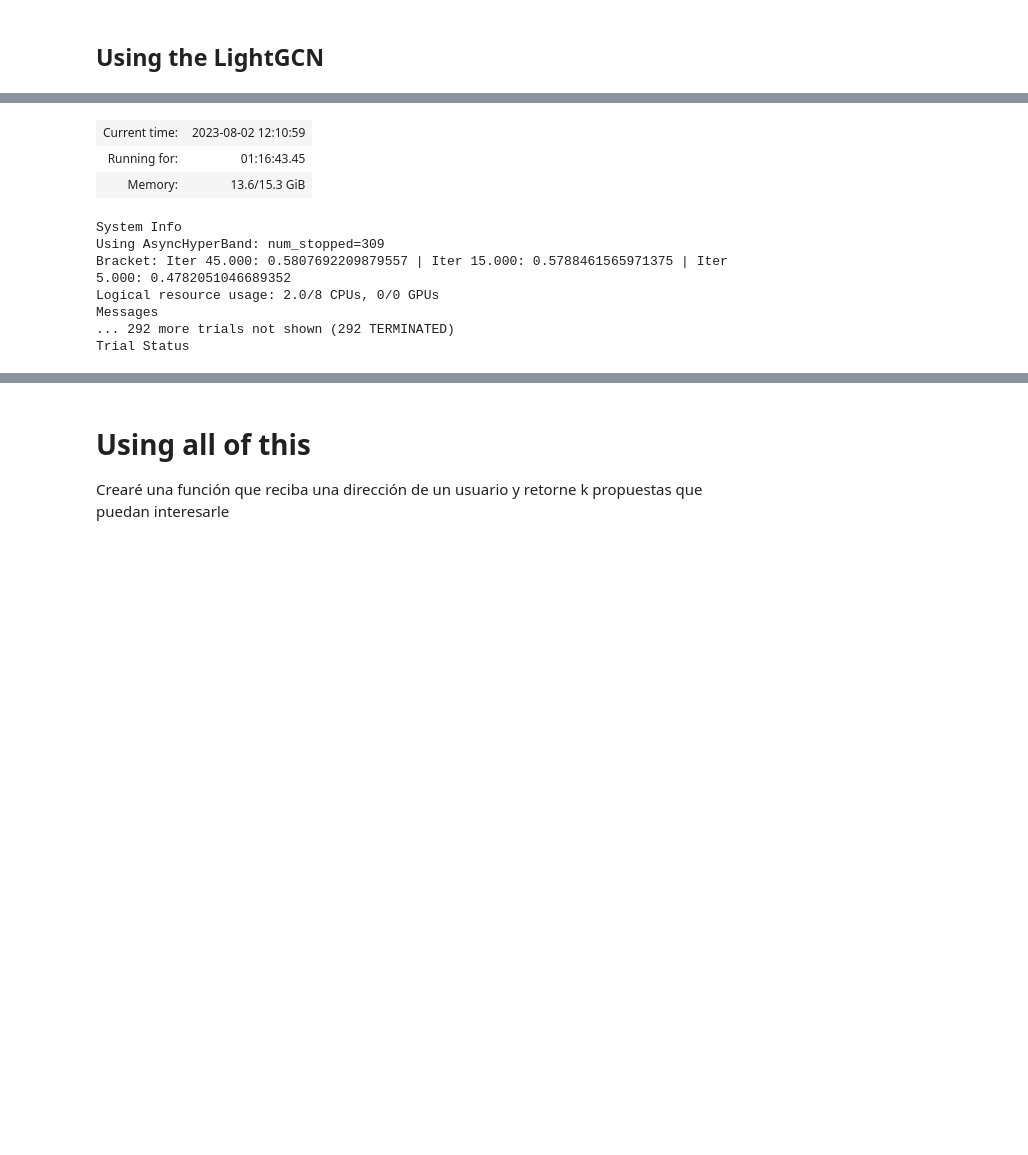
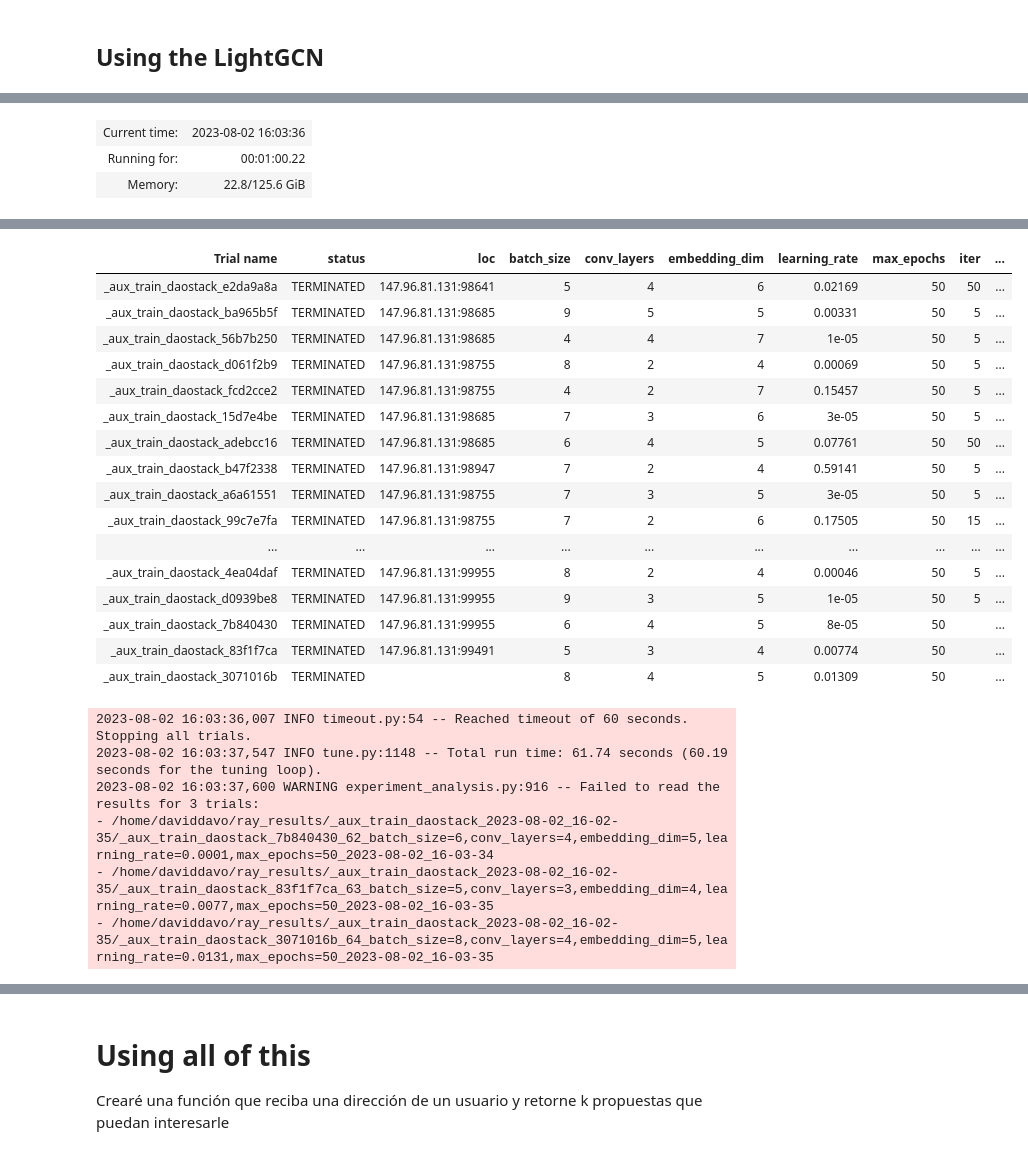
Before and after one commit to daviddavo/upm-tfm-notebooks, a Jupyter notebook: 02_mvp_tuning.ipynb, the cells around one changed output, grey strips where cells are left out. Drawn from its saved outputs; the diff is of its cells as text; code cells hidden in the pictures; blank space fills up the shorter version.

```diff
--- a/02_mvp_tuning.ipynb
+++ b/02_mvp_tuning.ipynb
@@ -364,10 +361,9 @@ def train_daostack(train: HeteroData, validation: HeteroData, test: HeteroData,
             edge_label_index = torch.cat([
                 pos_edge_index,
                 neg_edge_index,
-            ])
+            ], dim=1)
 
             optimizer.zero_grad()
-
             pos_rank, neg_rank = model(train.edge_index, edge_label_index).chunk(2)
 
             # Learning
@@ -411,14 +407,15 @@ from ray.tune.schedulers import ASHAScheduler
 from ray.tune.search.hyperopt import HyperOptSearch
 
 def _aux_train_daostack(config):
+    # TODO: Is bad practice to pass a dataset trainable
     config['embedding_dim'] = 2**config['embedding_dim']
     config['batch_size'] = 2**config['batch_size']
     return train_daostack(tr.to(device), val.to(device), ts.to(device), config, disable_tqdm=True)
 
 tryConfigs = ModelConfig(
     max_epochs=50,
-    conv_layers=tune.randint(2,5),
-    learning_rate=tune.qloguniform(1e-5, 1e-1, 1e-5),
+    conv_layers=tune.randint(2,6),
+    learning_rate=tune.qloguniform(1e-5, 1, 1e-5),
     # These will be 2 to the power
     batch_size=tune.randint(4,10), # 16..1024
     embedding_dim=tune.randint(4,8), # 16..256
@@ -426,31 +423,33 @@ tryConfigs = ModelConfig(
 
 asha_scheduler = ASHAScheduler(
     time_attr='training_iteration',
-    metric='p@5 test',
-    mode='max',
     max_t=50,
     grace_period=5,
     reduction_factor=3,
     brackets=1,
 )
 
-search_alg = HyperOptSearch(
-    mode='max',
-    metric='p@5 test',
-)
+search_alg = HyperOptSearch()
 
 # Every run takes approx half a gig of vram (no optimizations)
 # The RTX 4090 has 24GB so we can run the model about 48 times
-exp = tune.run(
-    _aux_train_daostack,
-    resources_per_trial={
-        'cpu': 1,
-        'memory': 0 if torch.cuda.is_available() else 2e9,
-        'gpu': 1/32 if torch.cuda.is_available() else 0,
-    },
-    num_samples=500,
-    scheduler=asha_scheduler,
-    search_alg=search_alg,
-    config=tryConfigs._asdict(),
+resources_per_trial={
+    'cpu': 1,
+    'memory': 0 if torch.cuda.is_available() else 2e9,
+    'gpu': 1/32 if torch.cuda.is_available() else 0,
+}
+
+tuner = tune.Tuner(
+    tune.with_resources(_aux_train_daostack, resources_per_trial),
+    param_space=tryConfigs._asdict(),
+    tune_config=tune.TuneConfig(
+        time_budget_s=60,
+        num_samples=-1,
+        scheduler=asha_scheduler,
+        search_alg=search_alg,
+        metric='loss',
+        mode='min',
+    )
 )
+exp = tuner.fit()
 # %% [output]
@@ -457,0 +457,3 @@ exp = tune.run(
+| Current time: | 2023-08-02 16:03:36 |
+| Running for: | 00:01:00.22 |
+| Memory: | 22.8/125.6 GiB |
@@ -459,10 +465,23 @@ Tune Status
-| Current time: | 2023-08-02 12:10:59 |
-| Running for: | 01:16:43.45 |
-| Memory: | 13.6/15.3 GiB |
+| Trial name | status | loc | batch_size | conv_layers | embedding_dim | learning_rate | max_epochs | iter | ... |
+| _aux_train_daostack_e2da9a8a | TERMINATED | 147.96.81.131:98641 | 5 | 4 | 6 | 0.02169 | 50 | 50 | ... |
+| _aux_train_daostack_ba965b5f | TERMINATED | 147.96.81.131:98685 | 9 | 5 | 5 | 0.00331 | 50 | 5 | ... |
+| _aux_train_daostack_56b7b250 | TERMINATED | 147.96.81.131:98685 | 4 | 4 | 7 | 1e-05 | 50 | 5 | ... |
+| _aux_train_daostack_d061f2b9 | TERMINATED | 147.96.81.131:98755 | 8 | 2 | 4 | 0.00069 | 50 | 5 | ... |
+| _aux_train_daostack_fcd2cce2 | TERMINATED | 147.96.81.131:98755 | 4 | 2 | 7 | 0.15457 | 50 | 5 | ... |
+| _aux_train_daostack_15d7e4be | TERMINATED | 147.96.81.131:98685 | 7 | 3 | 6 | 3e-05 | 50 | 5 | ... |
+| _aux_train_daostack_adebcc16 | TERMINATED | 147.96.81.131:98685 | 6 | 4 | 5 | 0.07761 | 50 | 50 | ... |
+| _aux_train_daostack_b47f2338 | TERMINATED | 147.96.81.131:98947 | 7 | 2 | 4 | 0.59141 | 50 | 5 | ... |
+| _aux_train_daostack_a6a61551 | TERMINATED | 147.96.81.131:98755 | 7 | 3 | 5 | 3e-05 | 50 | 5 | ... |
+| _aux_train_daostack_99c7e7fa | TERMINATED | 147.96.81.131:98755 | 7 | 2 | 6 | 0.17505 | 50 | 15 | ... |
+| ... | ... | ... | ... | ... | ... | ... | ... | ... | ... |
+| _aux_train_daostack_4ea04daf | TERMINATED | 147.96.81.131:99955 | 8 | 2 | 4 | 0.00046 | 50 | 5 | ... |
+| _aux_train_daostack_d0939be8 | TERMINATED | 147.96.81.131:99955 | 9 | 3 | 5 | 1e-05 | 50 | 5 | ... |
+| _aux_train_daostack_7b840430 | TERMINATED | 147.96.81.131:99955 | 6 | 4 | 5 | 8e-05 | 50 |  | ... |
+| _aux_train_daostack_83f1f7ca | TERMINATED | 147.96.81.131:99491 | 5 | 3 | 4 | 0.00774 | 50 |  | ... |
+| _aux_train_daostack_3071016b | TERMINATED |  | 8 | 4 | 5 | 0.01309 | 50 |  | ... |
-System Info
-Using AsyncHyperBand: num_stopped=309
-Bracket: Iter 45.000: 0.5807692209879557 | Iter 15.000: 0.5788461565971375 | Iter 5.000: 0.4782051046689352
-Logical resource usage: 2.0/8 CPUs, 0/0 GPUs
-Messages
-... 292 more trials not shown (292 TERMINATED)
-Trial Status
+2023-08-02 16:03:36,007 INFO timeout.py:54 -- Reached timeout of 60 seconds. Stopping all trials.
+2023-08-02 16:03:37,547 INFO tune.py:1148 -- Total run time: 61.74 seconds (60.19 seconds for the tuning loop).
+2023-08-02 16:03:37,600 WARNING experiment_analysis.py:916 -- Failed to read the results for 3 trials:
+- /home/daviddavo/ray_results/_aux_train_daostack_2023-08-02_16-02-35/_aux_train_daostack_7b840430_62_batch_size=6,conv_layers=4,embedding_dim=5,learning_rate=0.0001,max_epochs=50_2023-08-02_16-03-34
+- /home/daviddavo/ray_results/_aux_train_daostack_2023-08-02_16-02-35/_aux_train_daostack_83f1f7ca_63_batch_size=5,conv_layers=3,embedding_dim=4,learning_rate=0.0077,max_epochs=50_2023-08-02_16-03-35
+- /home/daviddavo/ray_results/_aux_train_daostack_2023-08-02_16-02-35/_aux_train_daostack_3071016b_64_batch_size=8,conv_layers=4,embedding_dim=5,learning_rate=0.0131,max_epochs=50_2023-08-02_16-03-35
```
Also changed, not shown: parts of 7 cells of this notebook, 1 other file.
